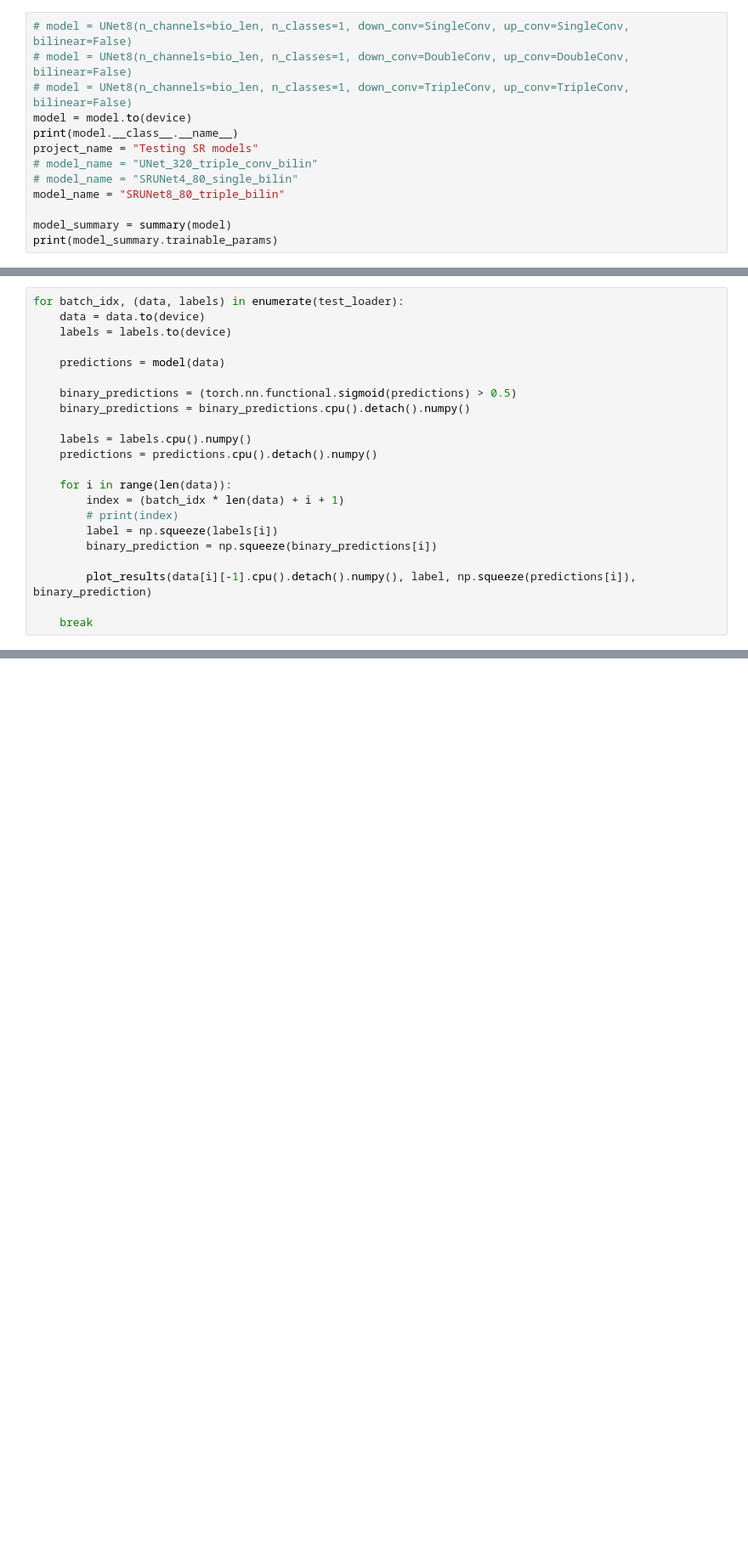
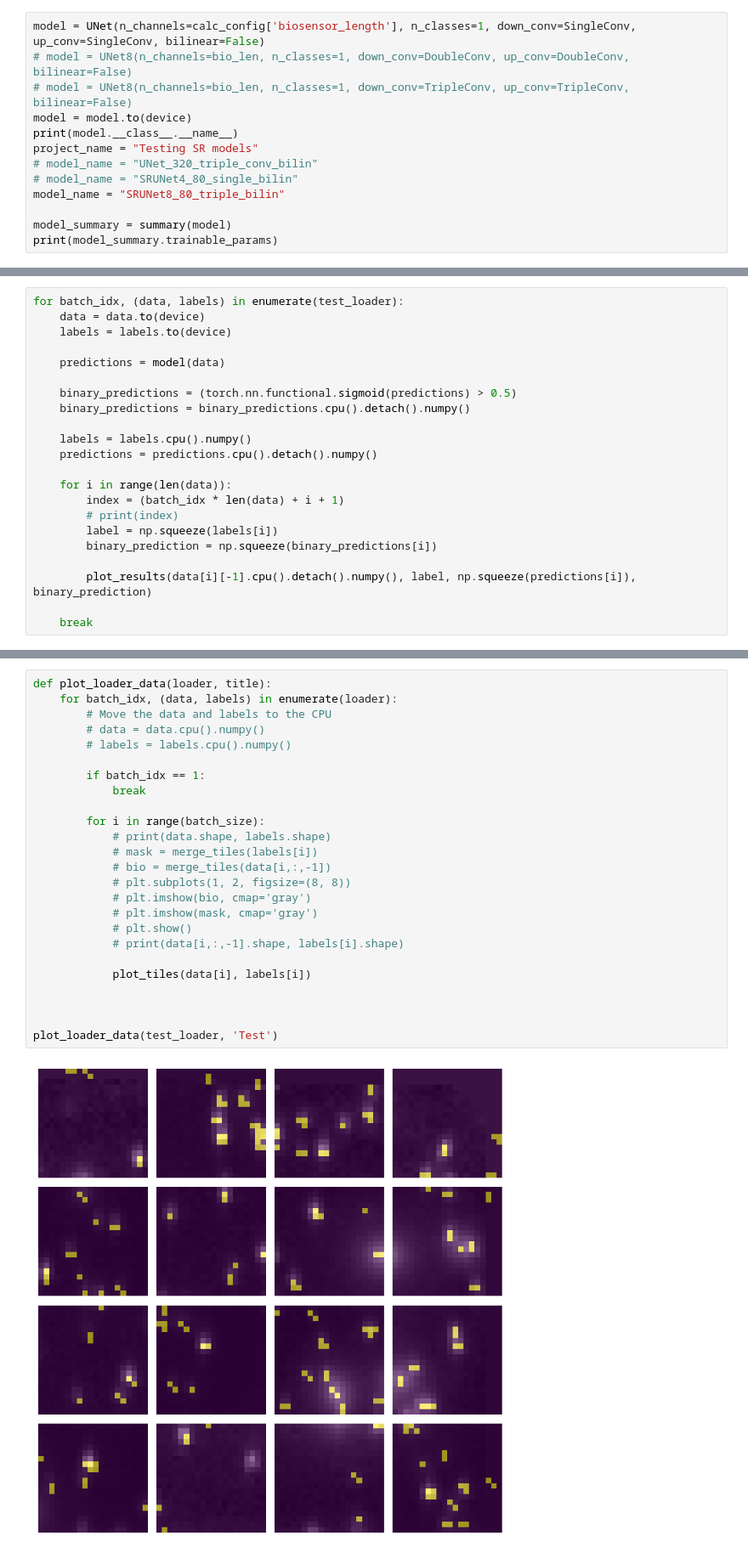
Before and after one commit to wittmajerd/U-Net-and-SRU-Net-segmentation, a Jupyter notebook: test_models.ipynb, the cells around one changed output, grey strips where cells are left out. Shown at 85% size. Drawn from its saved outputs; the diff is of its cells as text; blank space fills up the shorter version.

```diff
--- a/test_models.ipynb
+++ b/test_models.ipynb
@@ -288,5 +89,5 @@ ___________________________________________________
 # %%
-# model = UNet8(n_channels=bio_len, n_classes=1, down_conv=SingleConv, up_conv=SingleConv, bilinear=False)
+model = UNet(n_channels=calc_config['biosensor_length'], n_classes=1, down_conv=SingleConv, up_conv=SingleConv, bilinear=False)
 # model = UNet8(n_channels=bio_len, n_classes=1, down_conv=DoubleConv, up_conv=DoubleConv, bilinear=False)
 # model = UNet8(n_channels=bio_len, n_classes=1, down_conv=TripleConv, up_conv=TripleConv, bilinear=False)
 model = model.to(device)
@@ -410,0 +264,27 @@ for batch_idx, (data, labels) in enumerate(test_loader):
+# %%
+def plot_loader_data(loader, title):
+    for batch_idx, (data, labels) in enumerate(loader):
+        # Move the data and labels to the CPU
+        # data = data.cpu().numpy()
+        # labels = labels.cpu().numpy()
+
+        if batch_idx == 1:
+            break
+
+        for i in range(batch_size):
+            # print(data.shape, labels.shape)
+            # mask = merge_tiles(labels[i])
+            # bio = merge_tiles(data[i,:,-1])
+            # plt.subplots(1, 2, figsize=(8, 8))
+            # plt.imshow(bio, cmap='gray')
+            # plt.imshow(mask, cmap='gray')
+            # plt.show()
+            # print(data[i,:,-1].shape, labels[i].shape)
+
+            plot_tiles(data[i], labels[i])
+
+
+
+plot_loader_data(test_loader, 'Test')
+# %% [output]
+[figure, added]
```
Also changed, not shown: parts of 12 cells of this notebook, 2 other files.
